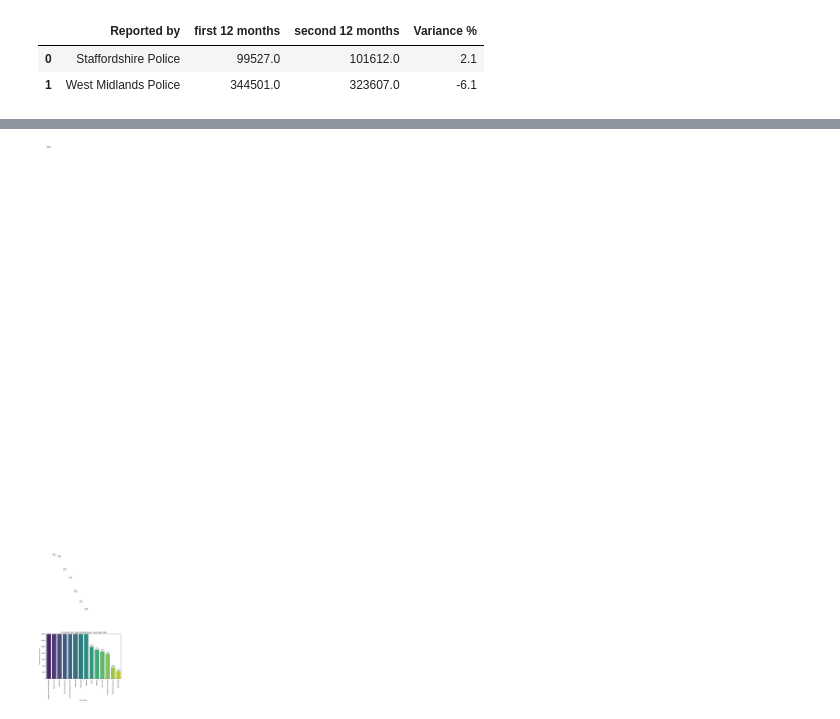
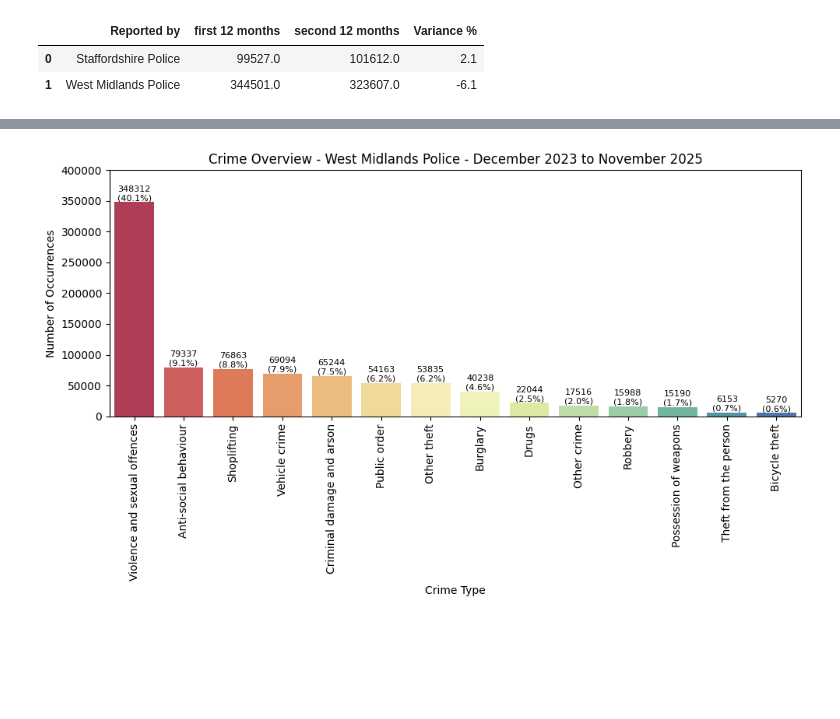
Before and after one commit to zhangwiki86-soton/L7---Data-Analysis-and-Visualisation, a Jupyter notebook: DRAFT Test Glob.ipynb, the cells around one changed output, grey strips where cells are left out. Drawn from its saved outputs; the diff is of its cells as text; code cells hidden in the pictures; blank space fills up the shorter version.

```diff
--- a/DRAFT Test Glob.ipynb
+++ b/DRAFT Test Glob.ipynb
@@ -536,27 +514,27 @@ plt.show()
 # %%
 #Bar Chart with percentages of total % For Crime Types
 crime_type_counts = CleanData['Crime type'].value_counts()
 total_crimes = crime_type_counts.sum()
 crime_type_percentages = (crime_type_counts / total_crimes * 100).round(1)
 
 plt.figure(figsize=(10, 6))
-sns.barplot(x=crime_type_counts.index, y=crime_type_counts.values, hue=crime_type_counts.index, palette='viridis', legend=False)
-plt.title('Crime Overview - West Midlands Police - December 2023')
-plt.ylim(0, 14000)
+sns.barplot(x=crime_type_counts.index, y=crime_type_counts.values, hue=crime_type_counts.index, palette='Spectral', legend=False)
+plt.title('Crime Overview - West Midlands Police - December 2023 to November 2025')
+plt.ylim(0, 400000)
 plt.xlabel('Crime Type')
 plt.ylabel('Number of Occurrences')
 plt.xticks(rotation=90) # Rotate labels for better readability
 
 # Add annotations for count and percentage
 for index, value in enumerate(crime_type_counts.values):
     percentage = crime_type_percentages.iloc[index]
     plt.text(index, value + 50, f'{value}\n({percentage:.1f}%)', color='black', ha='center', va='bottom', fontsize=8)
 
 # Adjust layout to prevent labels from being cut off
 plt.tight_layout()
 plt.show()
 # %% [output]
-[figure, old version]
+[figure, new version]
 # %%
 #Bar Chart with percentages of total %
 outcome_counts = CleanData['Last outcome category'].value_counts()
```
Also changed, not shown: parts of 6 cells of this notebook.
